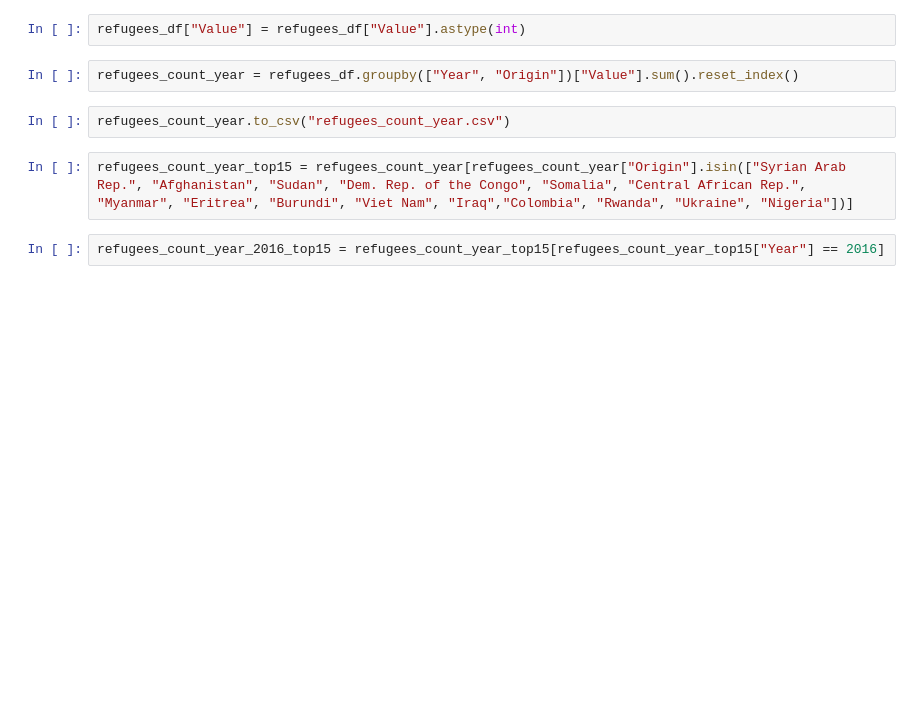
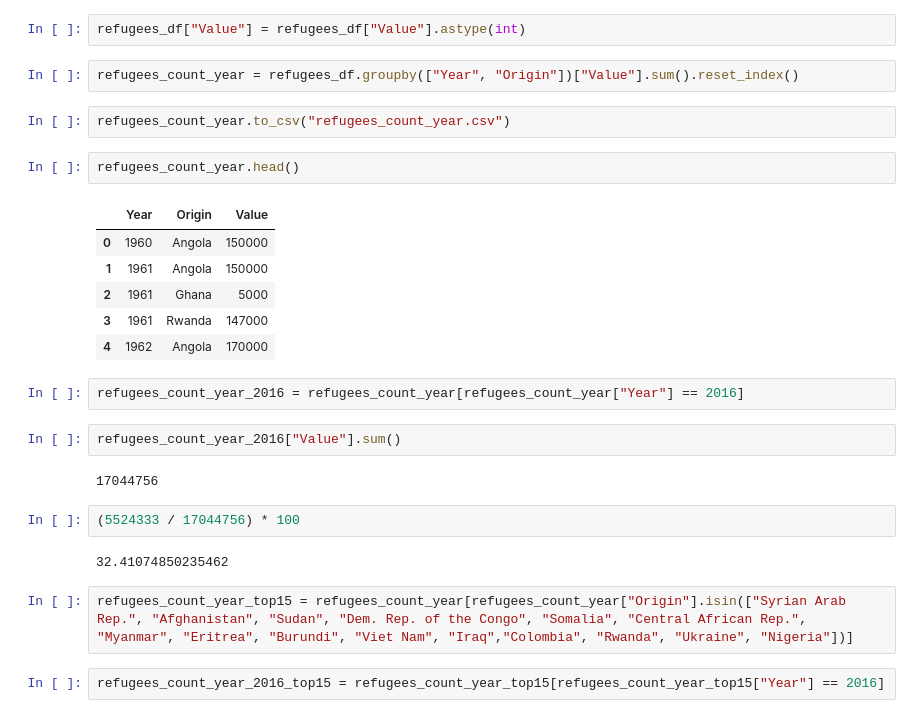
Before and after one commit to JulienAssouline/data-studios-projects, a Jupyter notebook: code/Canadian_Refugees/Refugees version 2.ipynb, the cells around one changed output. Drawn from its saved outputs; the diff is of its cells as text; blank space fills up the shorter version.

```diff
--- a/code/Canadian_Refugees/Refugees version 2.ipynb
+++ b/code/Canadian_Refugees/Refugees version 2.ipynb
@@ -14,6 +14,25 @@ refugees_df["Value"] = refugees_df["Value"].astype(int)
 refugees_count_year = refugees_df.groupby(["Year", "Origin"])["Value"].sum().reset_index()
 # %%
 refugees_count_year.to_csv("refugees_count_year.csv")
+# %%
+refugees_count_year.head()
+# %% [output]
+|  | Year | Origin | Value |
+| 0 | 1960 | Angola | 150000 |
+| 1 | 1961 | Angola | 150000 |
+| 2 | 1961 | Ghana | 5000 |
+| 3 | 1961 | Rwanda | 147000 |
+| 4 | 1962 | Angola | 170000 |
+# %%
+refugees_count_year_2016 = refugees_count_year[refugees_count_year["Year"] == 2016]
+# %%
+refugees_count_year_2016["Value"].sum()
+# %% [output]
+17044756
+# %%
+(5524333 / 17044756) * 100
+# %% [output]
+32.41074850235462
 # %%
 refugees_count_year_top15 = refugees_count_year[refugees_count_year["Origin"].isin(["Syrian Arab Rep.", "Afghanistan", "Sudan", "Dem. Rep. of the Congo", "Somalia", "Central African Rep.", "Myanmar", "Eritrea", "Burundi", "Viet Nam", "Iraq","Colombia", "Rwanda", "Ukraine", "Nigeria"])]
 # %%
```
Also changed, not shown: parts of 2 cells of this notebook, 5 other files.
